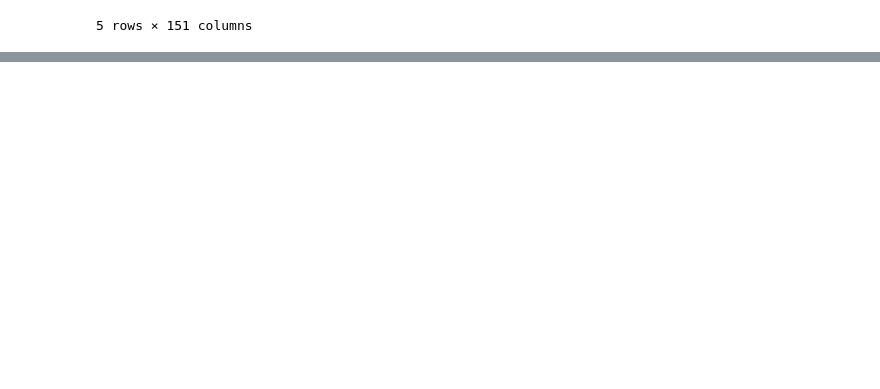
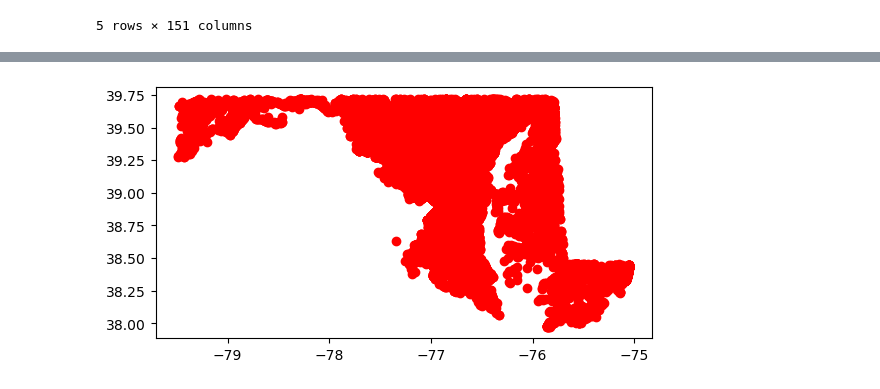
Before and after one commit to p-med/MD_crash_data, a Jupyter notebook: Data_prep.ipynb, the cells around one changed output, grey strips where cells are left out. Saved outputs shown, nothing was run; the diff lists cells and outputs as text; code cells hidden in the pictures; blank space fills up the shorter version.

Commit message:
Started general crash data analysis

```diff
--- a/Data_prep.ipynb
+++ b/Data_prep.ipynb
@@ -394,0 +421,5 @@ cp_non_motorists_crash_merged.to_csv('data/Non_Motorist_Crashes_College_Park_201
+# %%
+#Clean tidy dataset
+crash_data_2024.columns = crash_data_2024.columns.str.strip()
+crash_data_2024.columns = crash_data_2024.columns.str.replace(" ", "_")
+crash_data_2024.head(5)
@@ -394,0 +436,6 @@ cp_non_motorists_crash_merged.to_csv('data/Non_Motorist_Crashes_College_Park_201
+# %%
+#Convert crash date filed to date time type
+crash_data_2024['Crashdate'] = pd.to_datetime(crash_data_2024.Crashdate, format="%m/%d/%Y")
+# %%
+crash_data_2024['year'] = crash_data_2024.Crashdate.dt.year
+crash_data_2024.head(5)
@@ -394,0 +450,13 @@ cp_non_motorists_crash_merged.to_csv('data/Non_Motorist_Crashes_College_Park_201
+# %%
+gdf = geopandas.GeoDataFrame(
+    crash_data_2024, geometry=geopandas.points_from_xy(crash_data_2024.Longitude, crash_data_2024.Latitude), crs="EPSG:4326"
+)
+# %%
+ax = cp.plot(color="white", edgecolor="black")
+
+# We can now plot our ``GeoDataFrame``.
+gdf.plot(ax=ax, color="red")
+
+plt.show()
+# %% [output]
+[figure, added]
```
Also changed, not shown: parts of 8 cells of this notebook, 1 other file.
